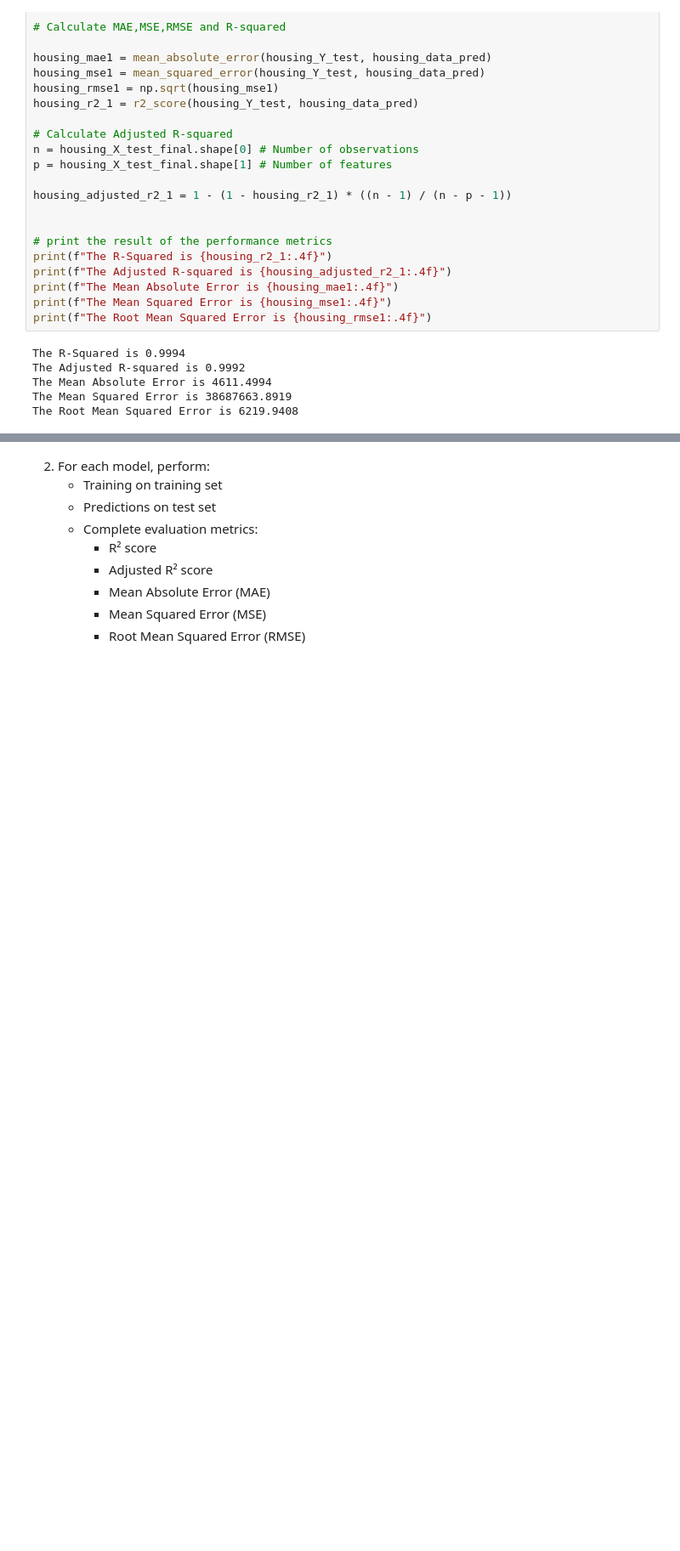
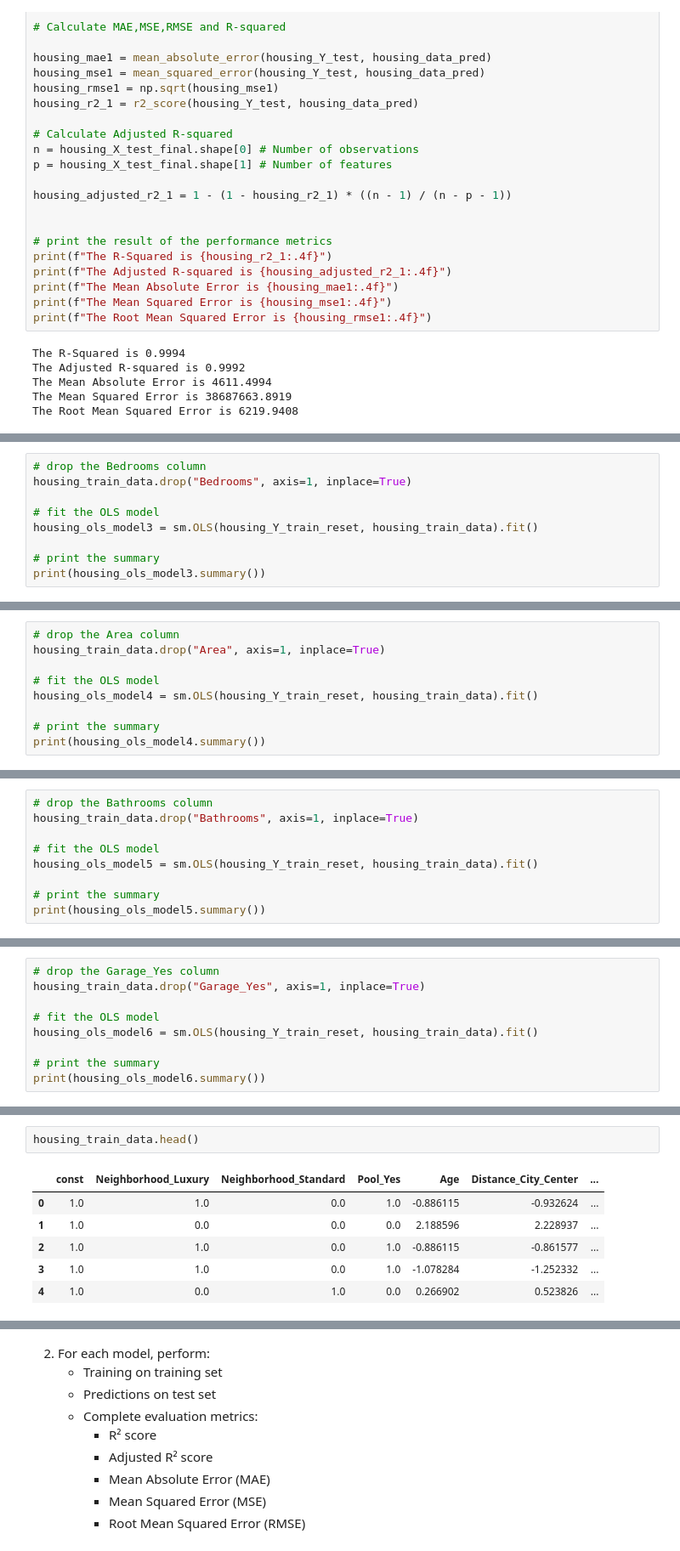
Before and after one commit to Ezerioha-ifeanyi/Week-14-Take-Home, a Jupyter notebook: Take Home.ipynb, the cells around one changed output, grey strips where cells are left out. Shown at 85% size. Cells and saved outputs as stored; diff of their text form; blank space fills up the shorter version.

```diff
--- a/Take Home.ipynb
+++ b/Take Home.ipynb
@@ -1934,0 +2002,9 @@ The Root Mean Squared Error is 6219.9408
+# %%
+# drop the Bedrooms column
+housing_train_data.drop("Bedrooms", axis=1, inplace=True)
+
+# fit the OLS model
+housing_ols_model3 = sm.OLS(housing_Y_train_reset, housing_train_data).fit()
+
+# print the summary
+print(housing_ols_model3.summary())
@@ -1934,0 +2029,9 @@ The Root Mean Squared Error is 6219.9408
+# %%
+# drop the Area column
+housing_train_data.drop("Area", axis=1, inplace=True)
+
+# fit the OLS model
+housing_ols_model4 = sm.OLS(housing_Y_train_reset, housing_train_data).fit()
+
+# print the summary
+print(housing_ols_model4.summary())
@@ -1934,0 +2056,9 @@ The Root Mean Squared Error is 6219.9408
+# %%
+# drop the Bathrooms column
+housing_train_data.drop("Bathrooms", axis=1, inplace=True)
+
+# fit the OLS model
+housing_ols_model5 = sm.OLS(housing_Y_train_reset, housing_train_data).fit()
+
+# print the summary
+print(housing_ols_model5.summary())
@@ -1934,0 +2083,9 @@ The Root Mean Squared Error is 6219.9408
+# %%
+# drop the Garage_Yes column
+housing_train_data.drop("Garage_Yes", axis=1, inplace=True)
+
+# fit the OLS model
+housing_ols_model6 = sm.OLS(housing_Y_train_reset, housing_train_data).fit()
+
+# print the summary
+print(housing_ols_model6.summary())
@@ -1934,0 +2110,9 @@ The Root Mean Squared Error is 6219.9408
+# %%
+housing_train_data.head()
+# %% [output]
+|  | const | Neighborhood_Luxury | Neighborhood_Standard | Pool_Yes | Age | Distance_City_Center | ... |
+| 0 | 1.0 | 1.0 | 0.0 | 1.0 | -0.886115 | -0.932624 | ... |
+| 1 | 1.0 | 0.0 | 0.0 | 0.0 | 2.188596 | 2.228937 | ... |
+| 2 | 1.0 | 1.0 | 0.0 | 1.0 | -0.886115 | -0.861577 | ... |
+| 3 | 1.0 | 1.0 | 0.0 | 1.0 | -1.078284 | -1.252332 | ... |
+| 4 | 1.0 | 0.0 | 1.0 | 0.0 | 0.266902 | 0.523826 | ... |
```
Also changed, not shown: parts of 9 cells of this notebook.
